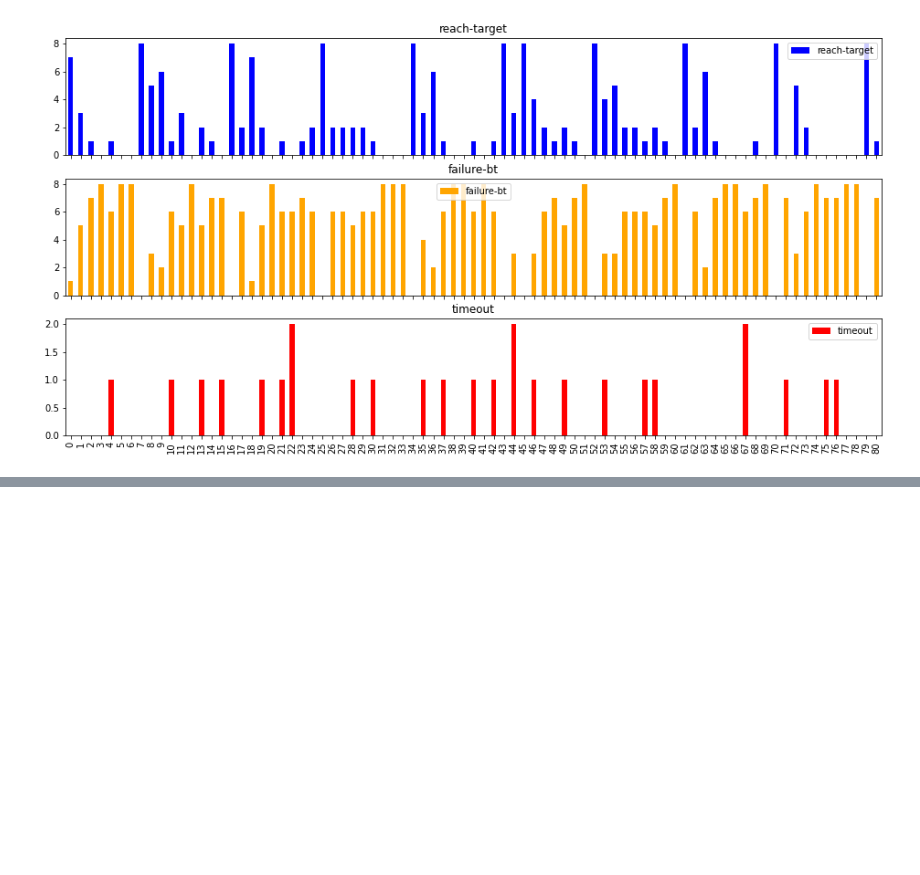
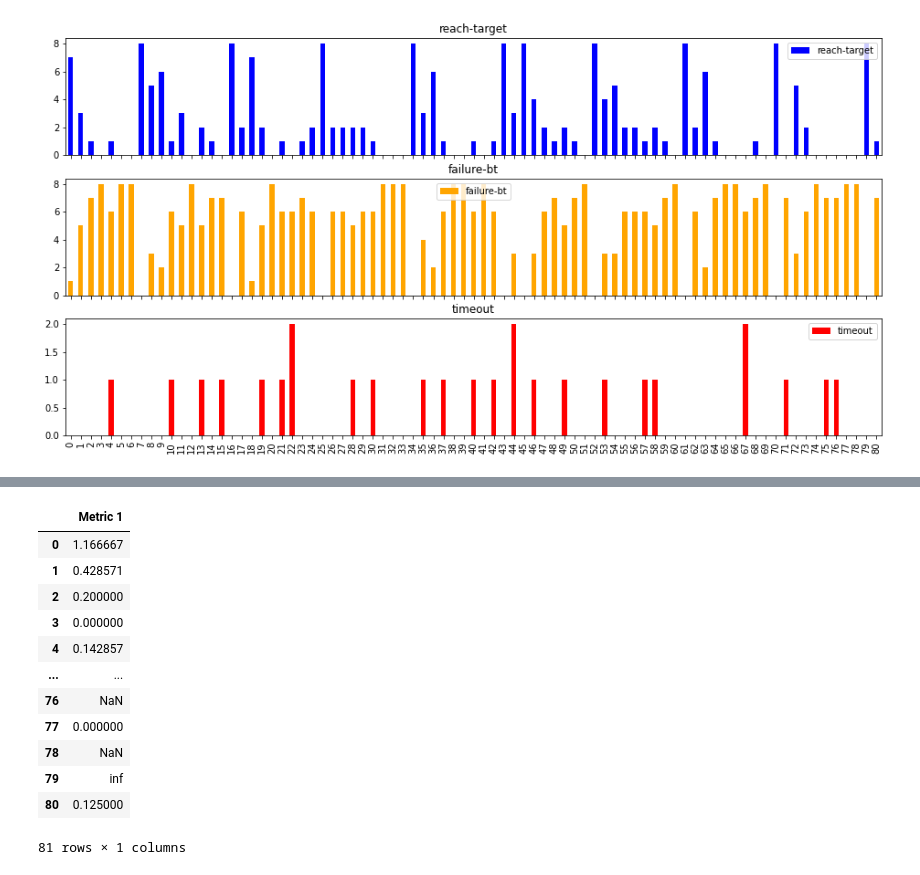
Before and after one commit to VicenteMoraes/hmrs_analysis, a Jupyter notebook: notebooks/Metrics.ipynb, the cells around one changed output, grey strips where cells are left out. Cells and saved outputs as stored; diff of their text form; code cells hidden in the pictures; blank space fills up the shorter version.

```diff
--- a/notebooks/Metrics.ipynb
+++ b/notebooks/Metrics.ipynb
@@ -304,0 +318,18 @@ time["Baseline Average Time"].plot.bar(stacked=True, figsize=(16, 8), ax=ax, col
+# %%
+metric1 = {"Metric 1": planned_nums["reach-target"]/baseline_nums["reach-target"]}
+metric1 = pd.DataFrame(metric1)
+metric1
+# %% [output]
+|  | Metric 1 |
+| 0 | 1.166667 |
+| 1 | 0.428571 |
+| 2 | 0.200000 |
+| 3 | 0.000000 |
+| 4 | 0.142857 |
+| ... | ... |
+| 76 | NaN |
+| 77 | 0.000000 |
+| 78 | NaN |
+| 79 | inf |
+| 80 | 0.125000 |
+81 rows × 1 columns
```
Also changed, not shown: parts of 17 cells of this notebook.
